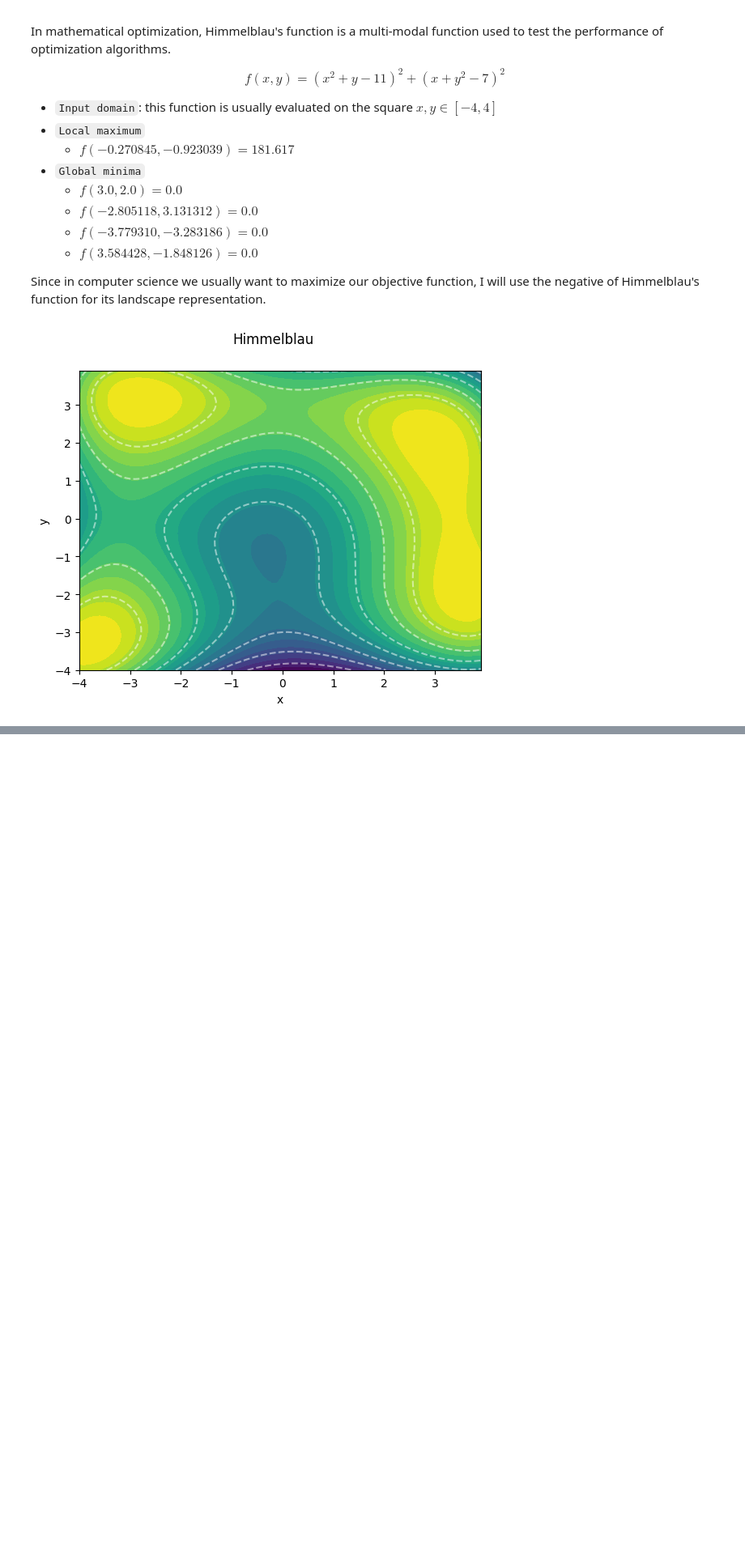
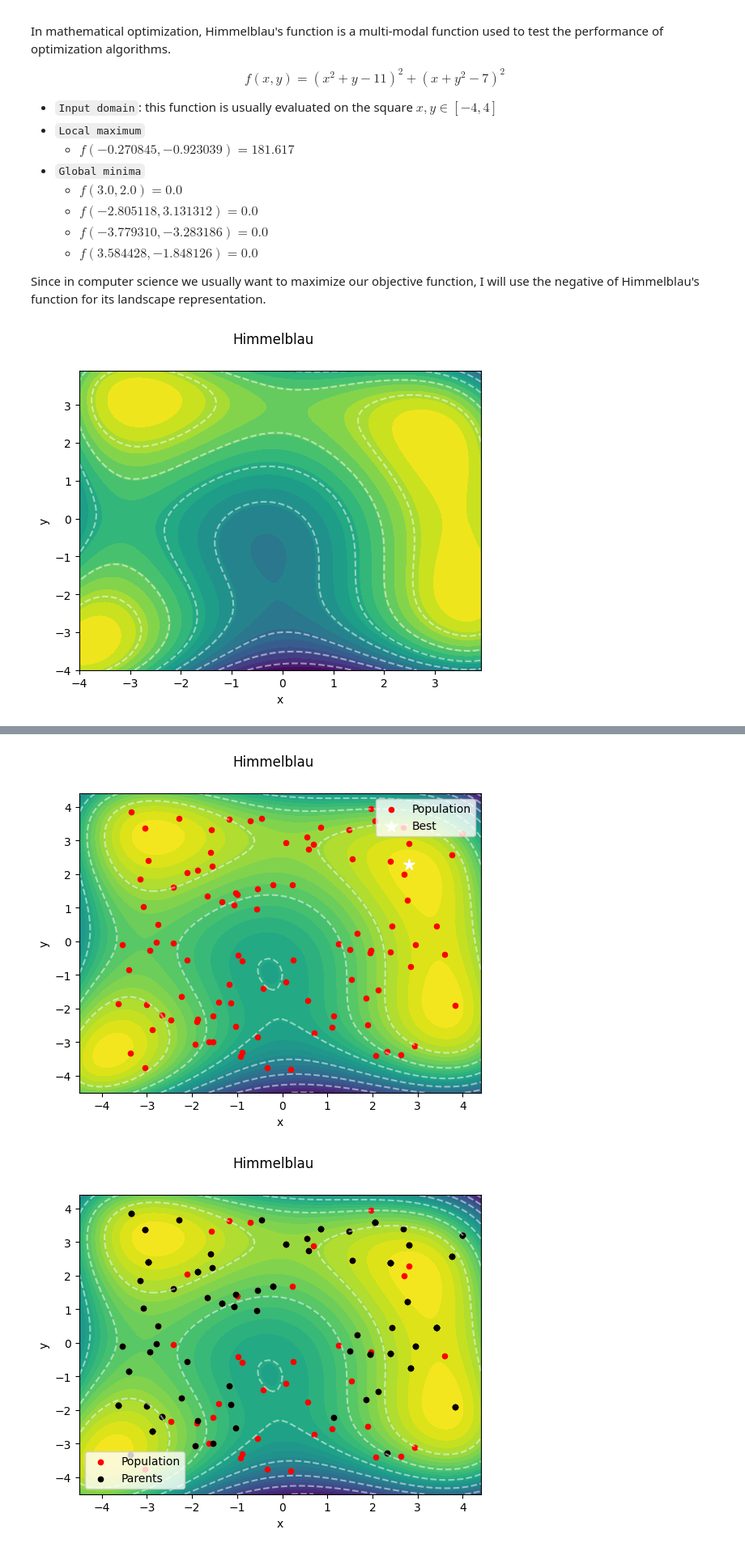
Before and after one commit to beatrice-occhiena/Computational_intelligence, a Jupyter notebook: Contributions/Experiment/class.ipynb, the cells around one changed output, grey strips where cells are left out. Shown at 81% size. Cells and saved outputs as stored; diff of their text form; code cells hidden in the pictures; blank space fills up the shorter version.

```diff
--- a/Contributions/Experiment/class.ipynb
+++ b/Contributions/Experiment/class.ipynb
@@ -31,6 +31,8 @@ $$f(x,y) = (x^2 + y - 11)^2 + (x + y^2 - 7)^2$$
 
 Since in computer science we usually want to maximize our objective function, I will use the negative of Himmelblau's function for its landscape representation.
 # %%
+def himmelblau(x, y):
+    return -((x**2 + y - 11)**2 + (x + y**2 - 7)**2)
 
 def visulize_himmelblau():
     x = np.arange(-4, 4, 0.1)
@@ -51,7 +53,7 @@ visulize_himmelblau()
 # %% [output]
 [figure]
 # %%
-def visualize_himmelblau(population=None):
+def visualize_himmelblau(population=None, parents=None, best_individual=None):
     x = np.arange(-4.5, 4.5, 0.1)
     y = np.arange(-4.5, 4.5, 0.1)
     X, Y = np.meshgrid(x, y)
@@ -68,9 +70,16 @@ def visualize_himmelblau(population=None):
     if population is not None:
         population_x = [ind[0] for ind in population]
         population_y = [ind[1] for ind in population]
-        ax.scatter(population_x, population_y, color='red', marker='o', label='Population')
+        ax.scatter(population_x, population_y, color='red', marker='o', label='Population', s=20)
 
-        best_individual =
+    if parents is not None:
+        parents_x = [ind[0] for ind in parents]
+        parents_y = [ind[1] for ind in parents]
+        ax.scatter(parents_x, parents_y, color='black', marker='o', label='Parents', s=20)
+
+    if best_individual is not None:
+        # use a star marker to denote the best individual
+        ax.scatter(best_individual[0], best_individual[1], color='white', marker='*', label='Best', s=100)
 
     plt.legend()
     plt.show()
@@ -184,0 +272,65 @@ Best solution: (2.99636992064473, 1.9969736906243287) Value: 0.00086203505437917
+# %%
+
+
+def initialize_population(population_size):
+    return [(random.uniform(-4, 4), random.uniform(-4, 4)) for _ in range(population_size)]
+
+def evaluate_population(population):
+    return [himmelblau(x, y) for x, y in population]
+
+def select_mating_pool(population, fitness_values, pool_size):
+    return random.choices(population, weights=[1 / (f + 1e-6) for f in fitness_values], k=pool_size)
+
+def crossover(parent1, parent2):
+    x1, y1 = parent1
+    x2, y2 = parent2
+    return (x1, y2)
+
+
+
+population_size = 100
+mutation_rate = 0.3
+mutation_strength = 0.5 # sigma in Gaussian mutation, dim in uniform mutation
+generations = 10
+tournament_size = 2
+
+# SELF-ADAPTIVE MUTATION
+initial_mutation_strength = 0.5 # sigma in Gaussian mutation, dim in uniform mutation
+success_rate_threshold = 1/5 # One-fifth success rule
+
+population = initialize_population(population_size)
+
+# Save best individual - to not lose it during evolution
+best_individual = max(population, key=lambda ind: himmelblau(ind[0], ind[1]))
+best_fitness = himmelblau(best_individual[0], best_individual[1])
+
+# Visualize initial condition
+visualize_himmelblau(population, best_individual=best_individual)
+
+for generation in range(generations):
+
+    fitness_values = evaluate_population(population)
+    new_population = []
+    parents = []
+    for _ in range(population_size // 2):
+
+        # Parents selection
+        parent1 = tournament_selection(population, fitness_values, tournament_size)
+        parent2 = tournament_selection(population, fitness_values, tournament_size)
+        parents.extend([parent1, parent2])
+
+        # Children generation
+        child1, child2 = one_point_xover(parent1, parent2)
+        child1 = pervasive_gaussian_mutation(child1, p=mutation_rate, sigma=0.5)
+        child2 = pervasive_gaussian_mutation(child2, p=mutation_rate, sigma=0.5)
+        new_population.extend([child1, child2])
+
+    visualize_himmelblau(population, parents, best_individual)
+    population = new_population
+
+best_solution = max(population, key=lambda ind: himmelblau(ind[0], ind[1]))
+print("Best solution:", best_solution, "Value:", himmelblau(best_solution[0], best_solution[1]))
+visualize_himmelblau(population)
+# %% [output]
+[figure, added]
+[figure, added]
```
Also changed, not shown: parts of 10 cells of this notebook.
